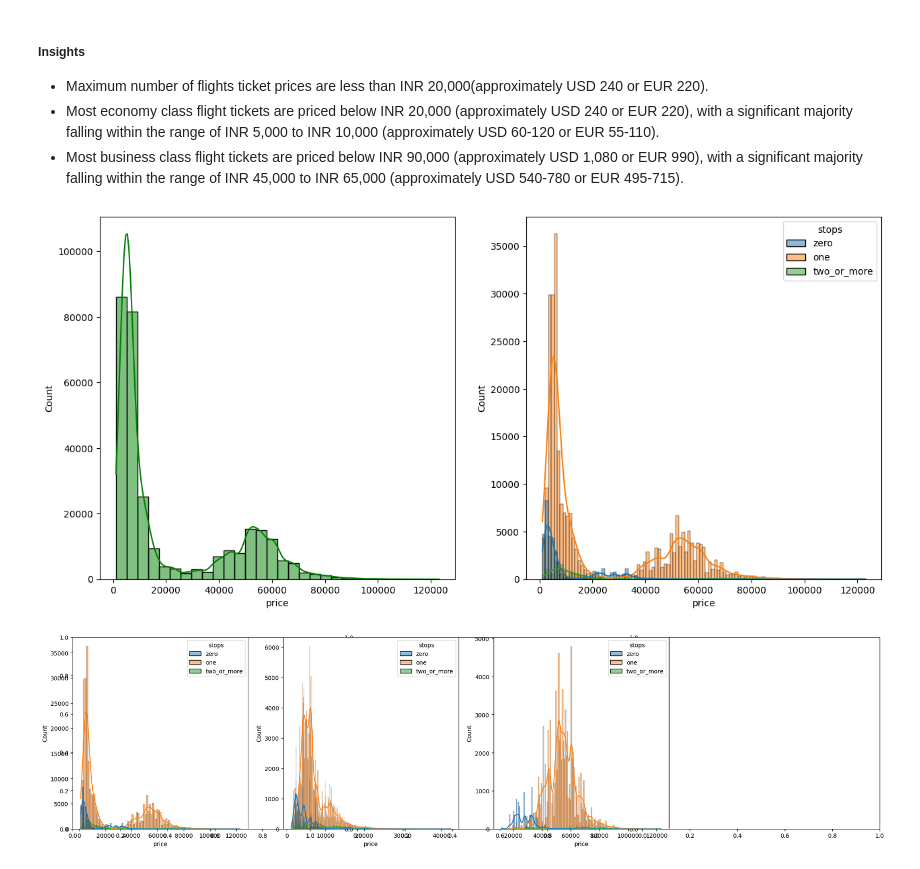
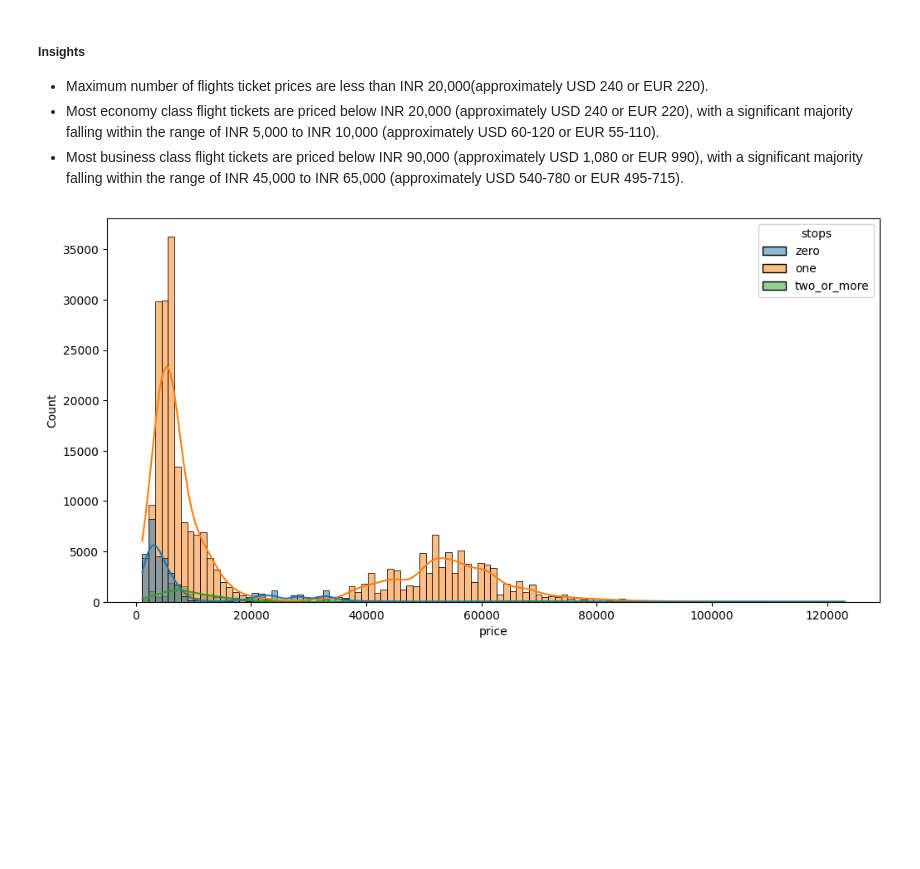
Before and after one commit to Prathamesh3100/Airline_Prices_Analysis_-_Prediction, a Jupyter notebook: notebook/EDA Airline Prices.ipynb, the cells around one changed output. Cells and saved outputs as stored; diff of their text form; code cells hidden in the pictures; blank space fills up the shorter version.

```diff
--- a/notebook/EDA Airline Prices.ipynb
+++ b/notebook/EDA Airline Prices.ipynb
@@ -261,24 +263,10 @@ plt.show()
 - Maximum number of flights ticket prices are less than INR 20,000(approximately USD 240 or EUR 220).
 - Most economy class flight tickets are priced below INR 20,000 (approximately USD 240 or EUR 220), with a significant majority falling within the range of INR 5,000 to INR 10,000 (approximately USD 60-120 or EUR 55-110).
 - Most business class flight tickets are priced below INR 90,000 (approximately USD 1,080 or EUR 990), with a significant majority falling within the range of INR 45,000 to INR 65,000 (approximately USD 540-780 or EUR 495-715).
-# %%
-
-fig, axs = plt.subplots(1, 2, figsize=(15, 7))
-plt.subplot(121)
-sns.histplot(data=df,x='price',bins=30,kde=True,color='g')
-plt.subplot(122)
-sns.histplot(data=df,x='price',kde=True,hue='stops')
-plt.show()
-# %% [output]
-[figure, removed]
-# %%
-plt.subplots(1,3,figsize=(25,6))
-plt.subplot(141)
-sns.histplot(data=df,x='price',kde=True,hue='stops')
-plt.subplot(142)
-sns.histplot(data=df[df['class']=='Economy'],x='price',kde=True,hue='stops')
-plt.subplot(143)
-sns.histplot(data=df[df['class']=='Business'],x='price',kde=True,hue='stops')
-plt.show()
-# %% [output]
-[figure, removed]
+# %%
+plt.figure(figsize=(12, 6))
+sns.histplot(data=df, x='price',  hue='stops' , kde=True)
+
+plt.show()
+# %% [output]
+[figure, added]
```
Also changed, not shown: parts of 7 cells of this notebook.
